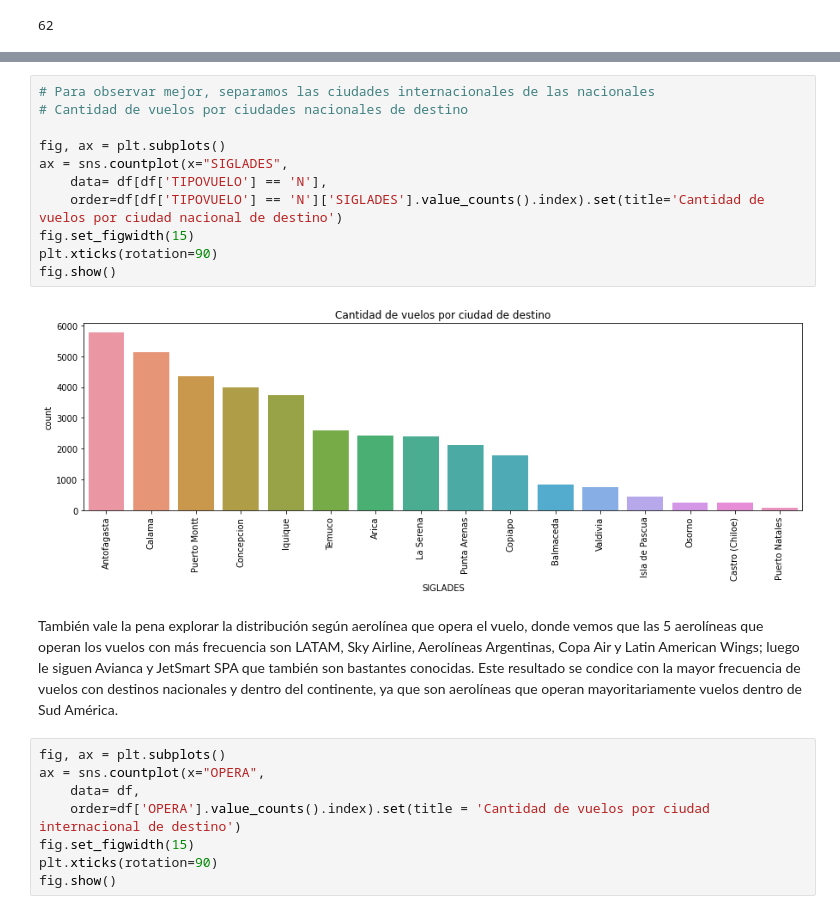
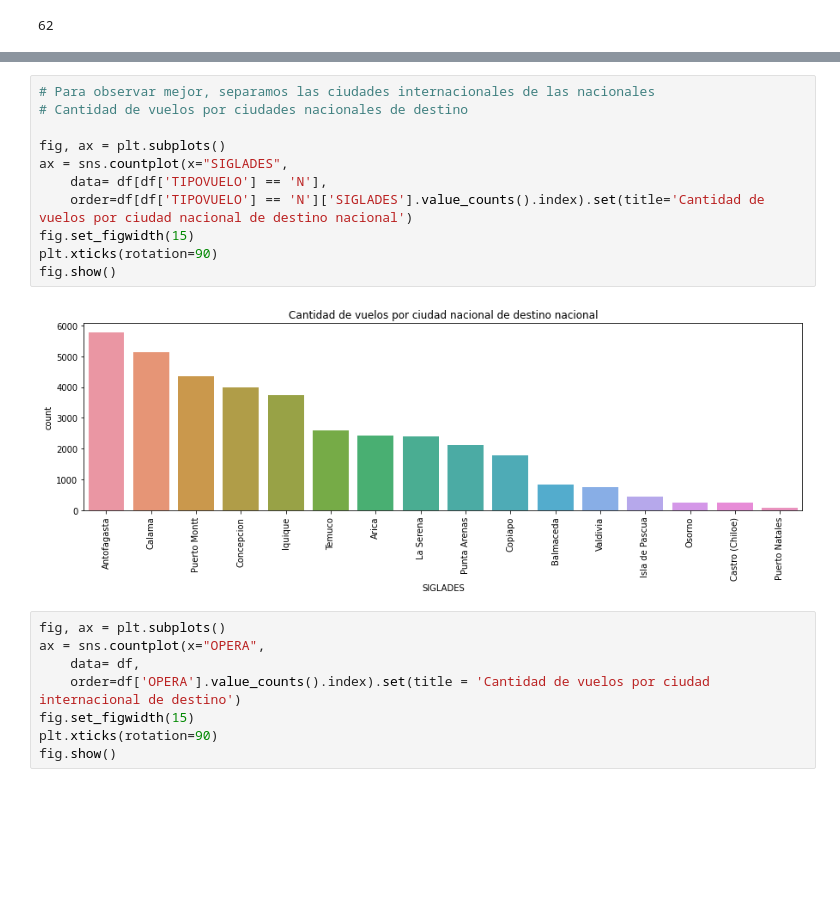
Before and after one commit to alejandraneelyp/DSChallenge, a Jupyter notebook: solution.ipynb, the cells around one changed output, grey strips where cells are left out. Saved outputs shown, nothing was run; the diff lists cells and outputs as text; blank space fills up the shorter version.

```diff
--- a/solution.ipynb
+++ b/solution.ipynb
@@ -122,19 +141,16 @@ fig.show()
 # %%
 # Para observar mejor, separamos las ciudades internacionales de las nacionales
 # Cantidad de vuelos por ciudades nacionales de destino
 
 fig, ax = plt.subplots()
 ax = sns.countplot(x="SIGLADES",
     data= df[df['TIPOVUELO'] == 'N'],
-    order=df[df['TIPOVUELO'] == 'N']['SIGLADES'].value_counts().index).set(title='Cantidad de vuelos por ciudad nacional de destino')
+    order=df[df['TIPOVUELO'] == 'N']['SIGLADES'].value_counts().index).set(title='Cantidad de vuelos por ciudad nacional de destino nacional')
 fig.set_figwidth(15)
 plt.xticks(rotation=90)
 fig.show()
 # %% [output]
-[figure, old version]
+[figure, new version]
-# %% [markdown]
-También vale la pena explorar la distribución según aerolínea que opera el vuelo, donde vemos que las 5 aerolíneas que operan los vuelos con más frecuencia son LATAM, Sky Airline, Aerolíneas Argentinas, Copa Air y Latin American Wings; luego le siguen Avianca y JetSmart SPA que también son bastantes conocidas.
-Este resultado se condice con la mayor frecuencia de vuelos con destinos nacionales y dentro del continente, ya que son aerolíneas que operan mayoritariamente vuelos dentro de Sud América.
 # %%
 fig, ax = plt.subplots()
 ax = sns.countplot(x="OPERA",
```
Also changed, not shown: parts of 51 cells of this notebook.
